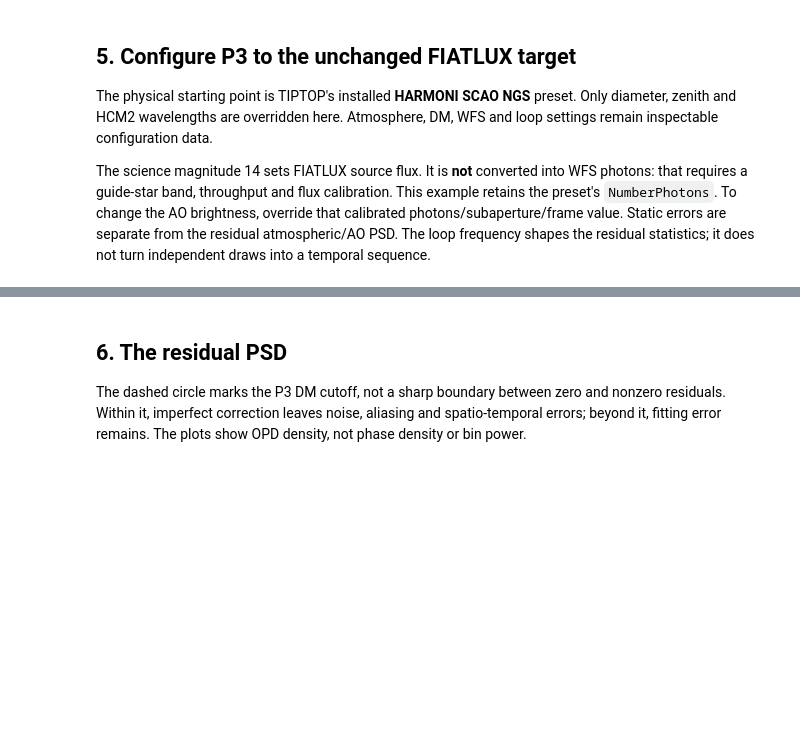
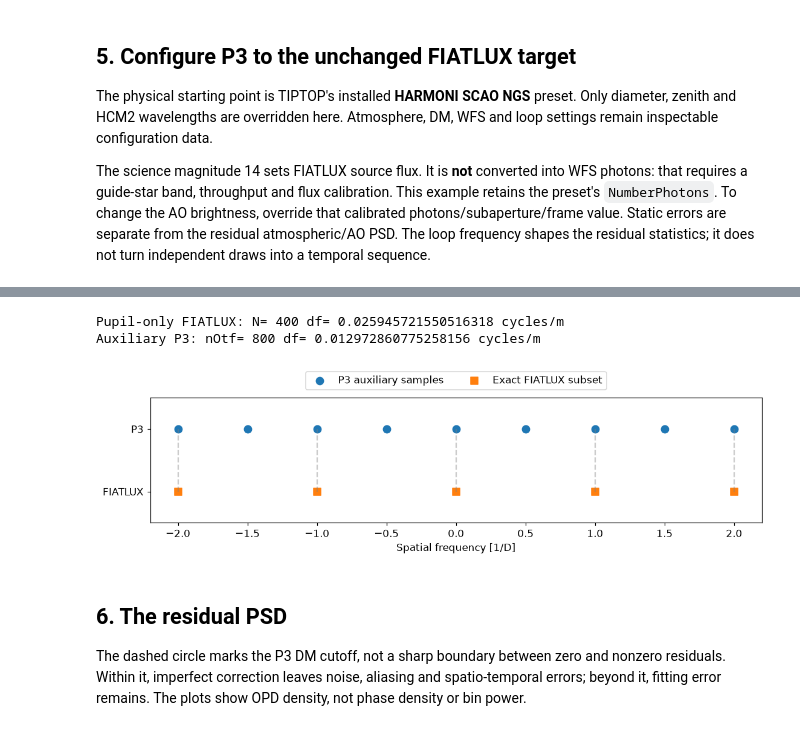
Before and after one commit to bidou2002/fiatlux, a Jupyter notebook: tutorials/13_tiptop_residual_psds.ipynb, the cells around one changed output, grey strips where cells are left out. Cells and saved outputs as stored; diff of their text form; code cells hidden in the pictures; blank space fills up the shorter version.

```diff
--- a/tutorials/13_tiptop_residual_psds.ipynb
+++ b/tutorials/13_tiptop_residual_psds.ipynb
@@ -153,3 +160,31 @@ For a larger P3 array with identical spacing, an integer centered slice aligned
+# %%
+mono_overrides = copy.deepcopy(physical_overrides)
+mono_overrides["sources_science"]["Wavelength"] = [1.1e-6]
+mono = tiptop_psd(pupil_grid, config=config, overrides=mono_overrides, sampling_ratio=2)
+assert mono.grid is pupil_grid
+assert mono.diagnostics["sampling_ratio"] == 2
+assert mono.power_nm2.shape == (1,N,N)
+np.testing.assert_allclose(mono.p3_frequency_x[mono.indices_x], f.numpy(), atol=2e-10)
+print("Pupil-only FIATLUX: N=",N,"df=",df,"cycles/m")
+print("Auxiliary P3: nOtf=",mono.diagnostics["nOtf"],"df=",mono.diagnostics["PSDstep"],"cycles/m")
+plt.rcdefaults()
+plt.rcParams.update({"font.size":11,"axes.titlesize":12,"figure.dpi":110})
+fig,ax=plt.subplots(figsize=(10,2.8),constrained_layout=True)
+p3_units=mono.p3_frequency_x*D
+sel=np.abs(p3_units)<2.1
+ax.scatter(p3_units[sel],np.ones(sel.sum()),label="P3 auxiliary samples",s=65)
+fiatlux_units=f.numpy()*D
+sel=np.abs(fiatlux_units)<2.1
+ax.scatter(fiatlux_units[sel],np.zeros(sel.sum()),label="Exact FIATLUX subset",marker="s",s=65)
+for value in fiatlux_units[sel]:ax.plot([value,value],[0,1],"--",color="gray",alpha=.4)
+ax.set(yticks=[0,1],yticklabels=["FIATLUX","P3"],xlabel="Spatial frequency [1/D]",ylim=(-.5,1.5))
+ax.legend(loc="upper center",bbox_to_anchor=(.5,1.25),ncol=2)
+plt.show()
+assert pupil_grid.__dict__ == original_grid
+# %% [output]
+Pupil-only FIATLUX: N= 400 df= 0.025945721550516318 cycles/m
+Auxiliary P3: nOtf= 800 df= 0.012972860775258156 cycles/m
+[figure, added]
 # %% [markdown]
 ## 6. The residual PSD
 
```
Also changed, not shown: parts of 13 cells of this notebook, 4 other files.
